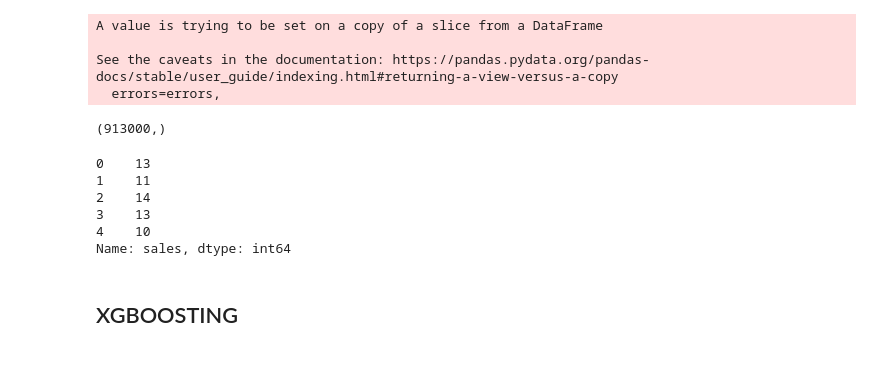
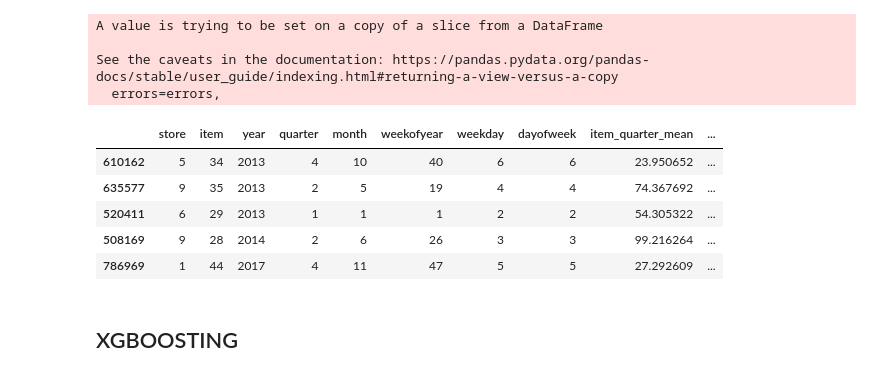
Before and after one commit to sleepo-chin/xgb-test, a Jupyter notebook: train.ipynb, the cells around one changed output. Cells and saved outputs as stored; diff of their text form; code cells hidden in the pictures.

```diff
--- a/train.ipynb
+++ b/train.ipynb
@@ -216,7 +217,3 @@ See the caveats in the documentation: https://pandas.pydata.org/pandas-docs/stab
 # %%
 y=pd.read_csv('train.csv',usecols=['sales'])
 y=y.sales
-# %%
-y.shape
-# %% [output]
-(913000,)
@@ -223,12 +222,12 @@ y.shape
 # %%
-y.head()
+test.head()
 # %% [output]
-0    13
-1    11
-2    14
-3    13
-4    10
-Name: sales, dtype: int64
+|  | store | item | year | quarter | month | weekofyear | weekday | dayofweek | item_quarter_mean | ... |
+| 610162 | 5 | 34 | 2013 | 4 | 10 | 40 | 6 | 6 | 23.950652 | ... |
+| 635577 | 9 | 35 | 2013 | 2 | 5 | 19 | 4 | 4 | 74.367692 | ... |
+| 520411 | 6 | 29 | 2013 | 1 | 1 | 1 | 2 | 2 | 54.305322 | ... |
+| 508169 | 9 | 28 | 2014 | 2 | 6 | 26 | 3 | 3 | 99.216264 | ... |
+| 786969 | 1 | 44 | 2017 | 4 | 11 | 47 | 5 | 5 | 27.292609 | ... |
 # %% [markdown]
 ## XGBOOSTING
 # %%
```
Also changed, not shown: parts of 18 cells of this notebook, 2 other files.
